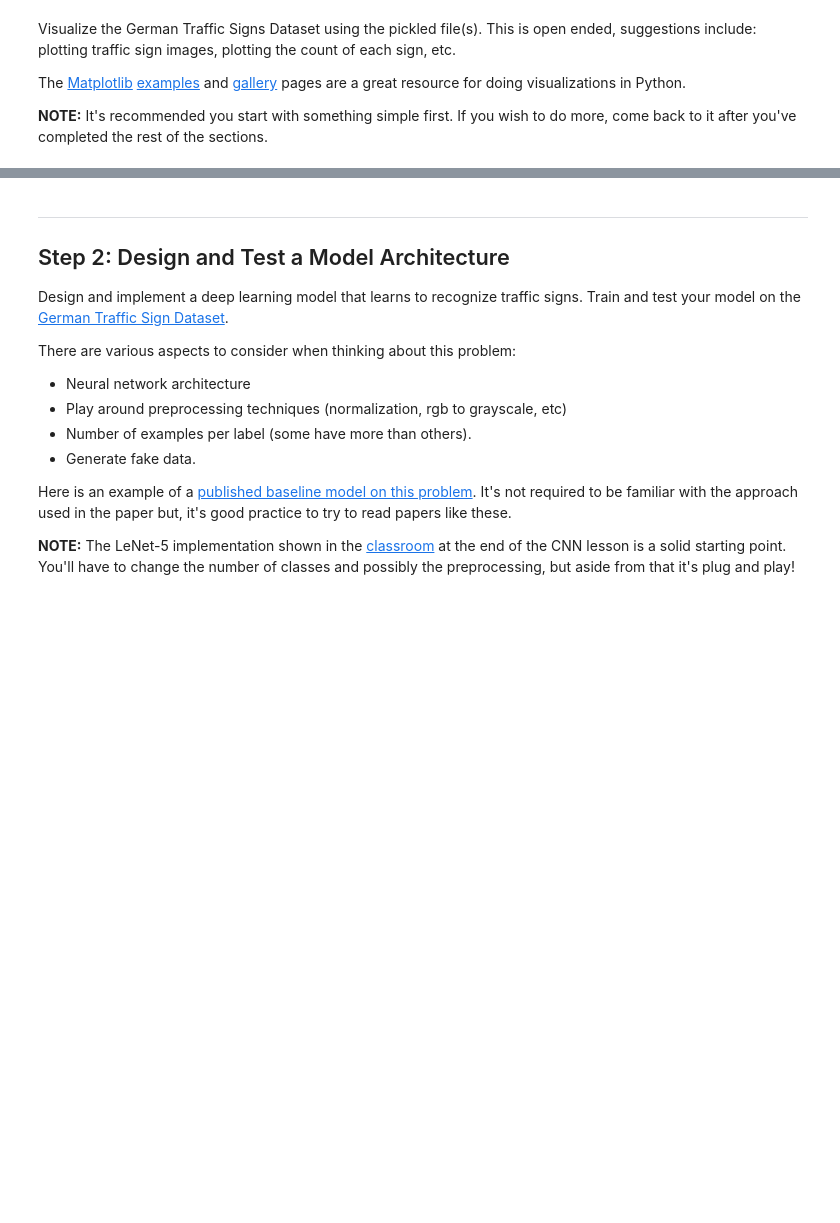
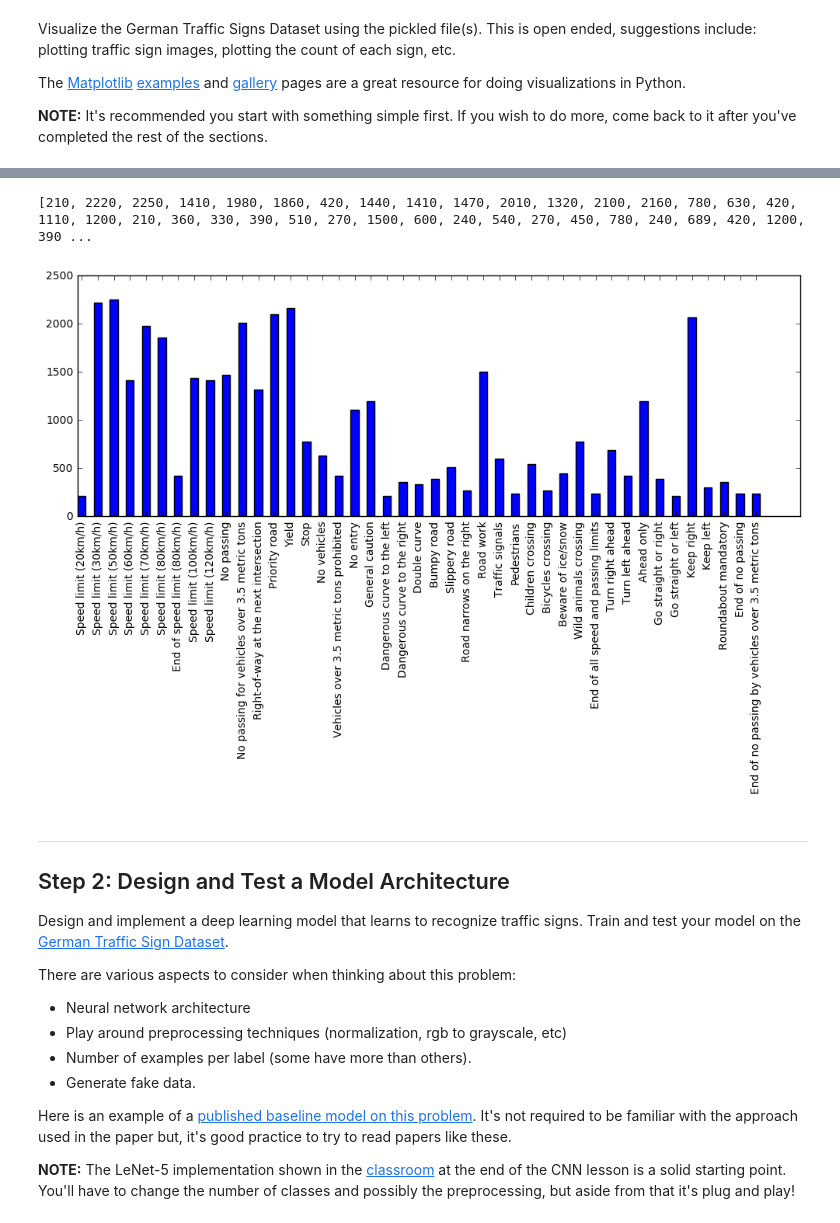
Before and after one commit to racersmith/Traffic-Sign-Classification, a Jupyter notebook: Traffic_Sign_Classifier.ipynb, the cells around one changed output, grey strips where cells are left out. Drawn from its saved outputs; the diff is of its cells as text; code cells hidden in the pictures; blank space fills up the shorter version.

Commit message:
add barchart of training data

```diff
--- a/Traffic_Sign_Classifier.ipynb
+++ b/Traffic_Sign_Classifier.ipynb
@@ -149,3 +159,20 @@ No entry
+# %%
+sign_count = []
+for i in range(n_classes):
+    sign_count.append(sum(y_train == i))
+print(sign_count)
+
+fig = plt.figure()
+fig.set_size_inches(12, 4)
+ax = plt.subplot(111)
+width=0.5
+ax.bar(range(n_classes), sign_count, width = width)
+ax.set_xticks(np.arange(n_classes) + width/2)
+ax.set_xticklabels(human_readable_label.values(), rotation=90)
+plt.show()
+# %% [output]
+[210, 2220, 2250, 1410, 1980, 1860, 420, 1440, 1410, 1470, 2010, 1320, 2100, 2160, 780, 630, 420, 1110, 1200, 210, 360, 330, 390, 510, 270, 1500, 600, 240, 540, 270, 450, 780, 240, 689, 420, 1200, 390 ...
+[figure, added]
 # %% [markdown]
 ----
 
```
Also changed, not shown: parts of 1 cell of this notebook.
